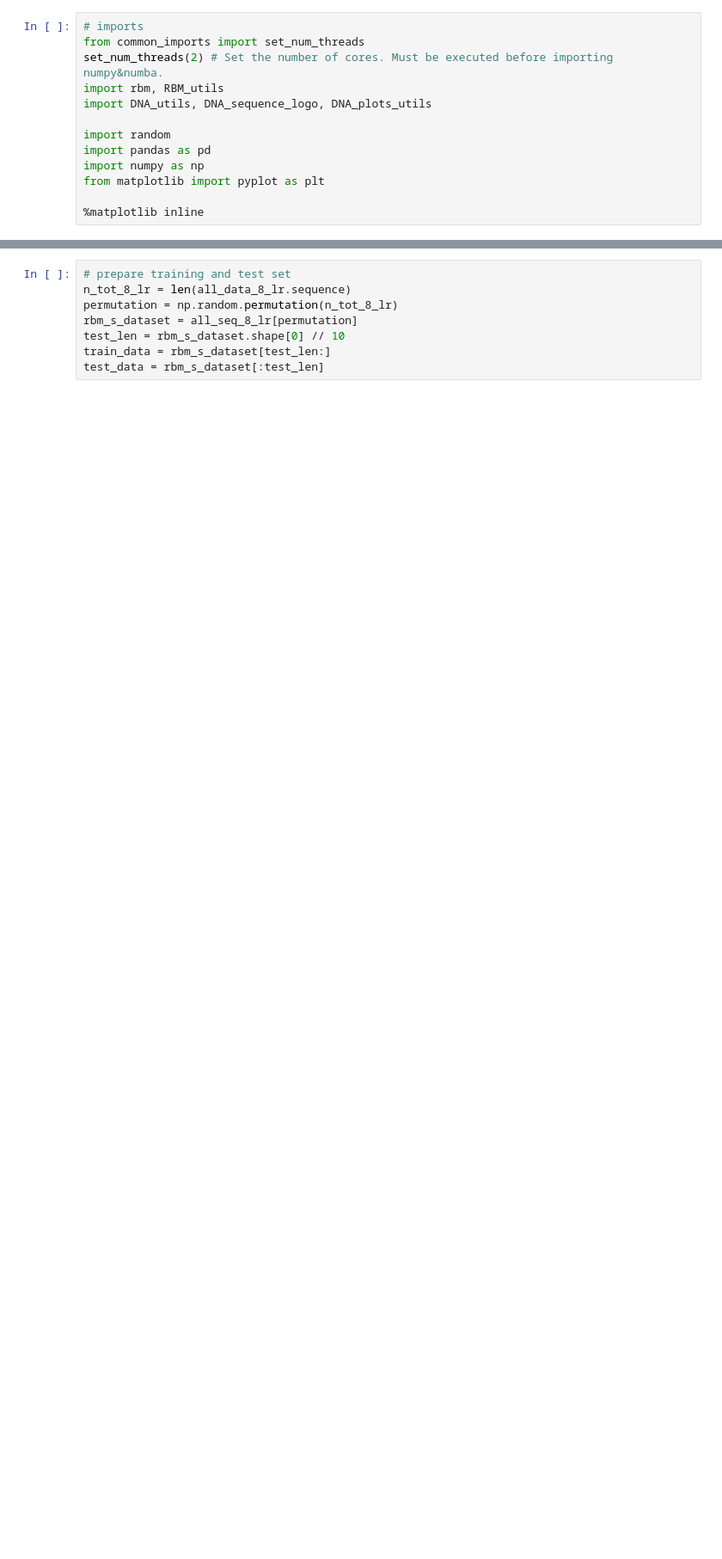
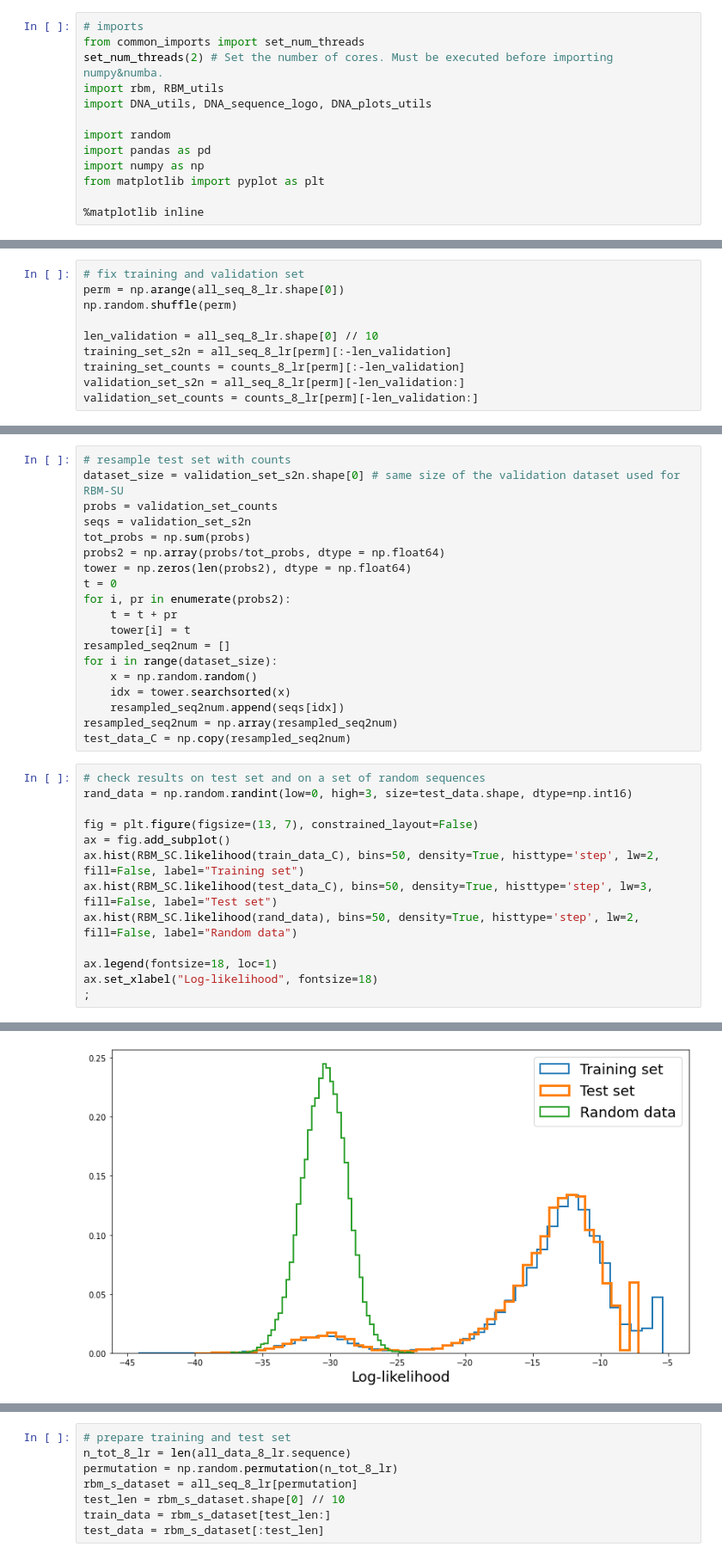
Before and after one commit to adigioacchino/RBMsForAptamers, a Jupyter notebook: RBM_training/RBMs_training.ipynb, the cells around one changed output, grey strips where cells are left out. Shown at 86% size. Cells and saved outputs as stored; diff of their text form; blank space fills up the shorter version.

```diff
--- a/RBM_training/RBMs_training.ipynb
+++ b/RBM_training/RBMs_training.ipynb
@@ -198,0 +271,10 @@ RBM_utils.saveRBM(out_path + file_name, RBM_D8)
+# %%
+# fix training and validation set
+perm = np.arange(all_seq_8_lr.shape[0])
+np.random.shuffle(perm)
+
+len_validation = all_seq_8_lr.shape[0] // 10
+training_set_s2n = all_seq_8_lr[perm][:-len_validation]
+training_set_counts = counts_8_lr[perm][:-len_validation]
+validation_set_s2n = all_seq_8_lr[perm][-len_validation:]
+validation_set_counts = counts_8_lr[perm][-len_validation:]
@@ -198,0 +336,33 @@ RBM_utils.saveRBM(out_path + file_name, RBM_D8)
+# %%
+# resample test set with counts
+dataset_size = validation_set_s2n.shape[0] # same size of the validation dataset used for RBM-SU
+probs = validation_set_counts
+seqs = validation_set_s2n
+tot_probs = np.sum(probs)
+probs2 = np.array(probs/tot_probs, dtype = np.float64)
+tower = np.zeros(len(probs2), dtype = np.float64)
+t = 0
+for i, pr in enumerate(probs2):
+    t = t + pr
+    tower[i] = t
+resampled_seq2num = []
+for i in range(dataset_size):
+    x = np.random.random()
+    idx = tower.searchsorted(x)
+    resampled_seq2num.append(seqs[idx])
+resampled_seq2num = np.array(resampled_seq2num)
+test_data_C = np.copy(resampled_seq2num)
+# %%
+# check results on test set and on a set of random sequences
+rand_data = np.random.randint(low=0, high=3, size=test_data.shape, dtype=np.int16)
+
+fig = plt.figure(figsize=(13, 7), constrained_layout=False)
+ax = fig.add_subplot()
+ax.hist(RBM_SC.likelihood(train_data_C), bins=50, density=True, histtype='step', lw=2, fill=False, label="Training set")
+ax.hist(RBM_SC.likelihood(test_data_C), bins=50, density=True, histtype='step', lw=3, fill=False, label="Test set")
+ax.hist(RBM_SC.likelihood(rand_data), bins=50, density=True, histtype='step', lw=2, fill=False, label="Random data")
+
+ax.legend(fontsize=18, loc=1)
+ax.set_xlabel("Log-likelihood", fontsize=18)
+;
+# %% [output]
@@ -198,0 +372 @@ RBM_utils.saveRBM(out_path + file_name, RBM_D8)
+[figure, added]
```
Also changed, not shown: parts of 35 cells of this notebook, 44 other files.
